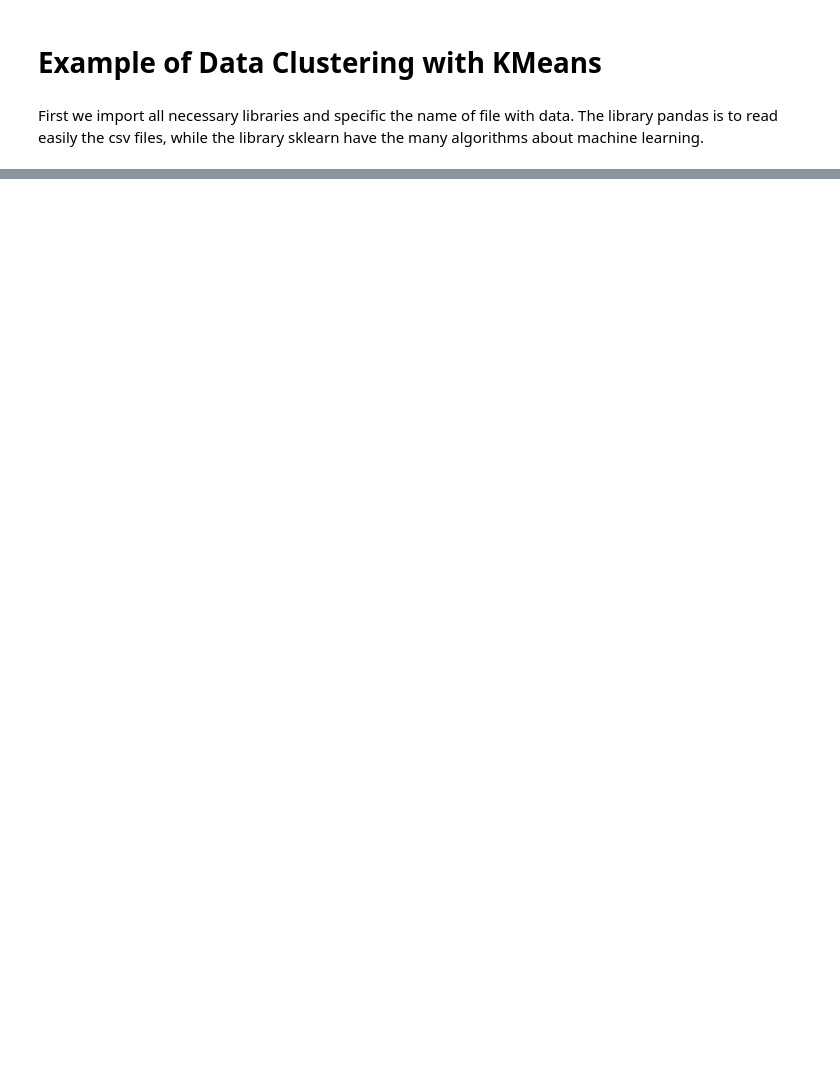
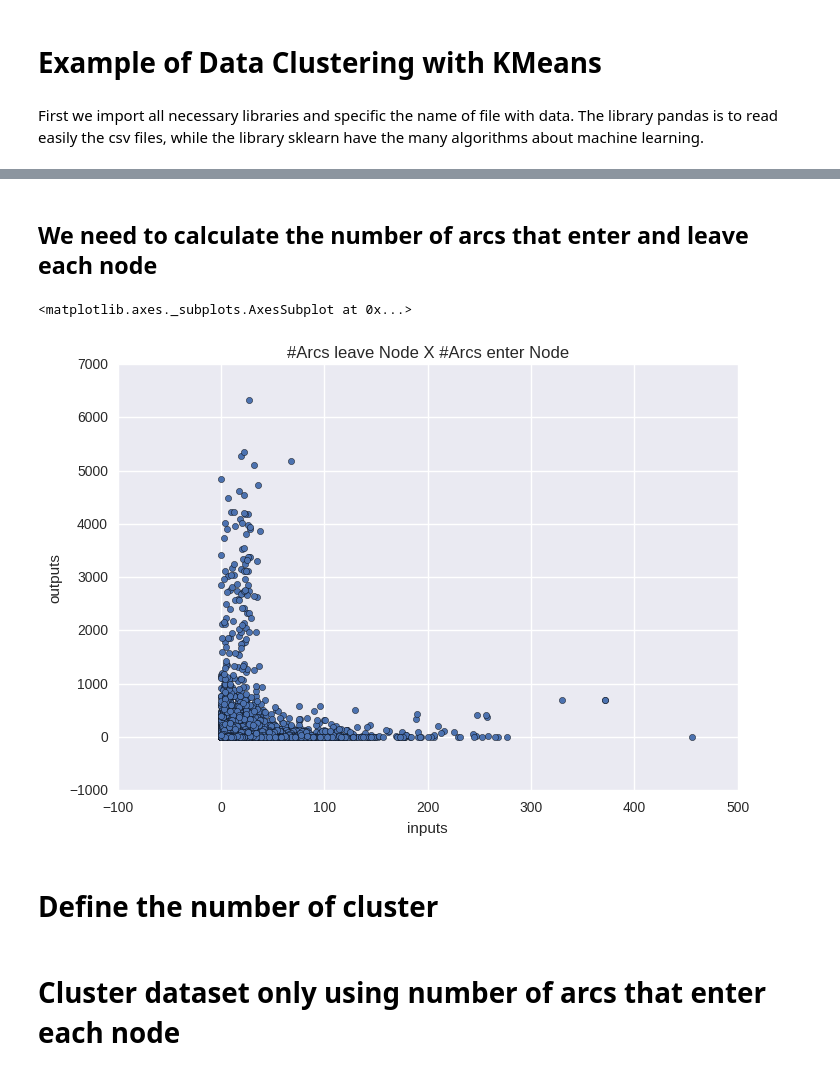
Before and after one commit to joaojunior/example_clustering, a Jupyter notebook: clustering.ipynb, the cells around one changed output, grey strips where cells are left out. Saved outputs shown, nothing was run; the diff lists cells and outputs as text; code cells hidden in the pictures; blank space fills up the shorter version.

Commit message:
Add cluster analisys in web graph of google

```diff
--- a/clustering.ipynb
+++ b/clustering.ipynb
@@ -109,0 +22,4 @@ result.plot.scatter(x='groups', y='release_year')
+# %%
+#read the dataset and print the names of columns
+df = pd.read_csv('web-Google.txt', skiprows=4, delimiter='\t', header=None, names=['source', 'destination'])
+df.columns
@@ -109,0 +38,21 @@ result.plot.scatter(x='groups', y='release_year')
+# %% [markdown]
+## We need to calculate the number of arcs that enter and leave each node
+# %%
+#count the number of arcs that enter each node
+number_input_arcs = df.groupby(['source']).count()['destination']
+
+#count the number of arcs that leave each node
+number_output_arcs = df.groupby(['destination']).count()['source']
+
+#Create a new dataset with columns node, inputs and output, where inputs and outputs are the number of arcs
+#that enter and leave each node, respectively
+google_graph = pd.DataFrame({'inputs':  number_input_arcs, 'outputs': number_output_arcs})
+google_graph.fillna(value=0, inplace=True)
+google_graph['nodes'] = range(0, len(google_graph))
+# %%
+google_graph.plot.scatter(x='inputs', y='outputs', title='#Arcs leave Node X #Arcs enter Node')
+# %% [output]
+<matplotlib.axes._subplots.AxesSubplot at 0x...>
+[figure, added]
+# %% [markdown]
+# Define the number of cluster
@@ -109,0 +61,2 @@ result.plot.scatter(x='groups', y='release_year')
+# %% [markdown]
+# Cluster dataset only using number of arcs that enter each node
```
Also changed, not shown: parts of 38 cells of this notebook, 4 other files.
